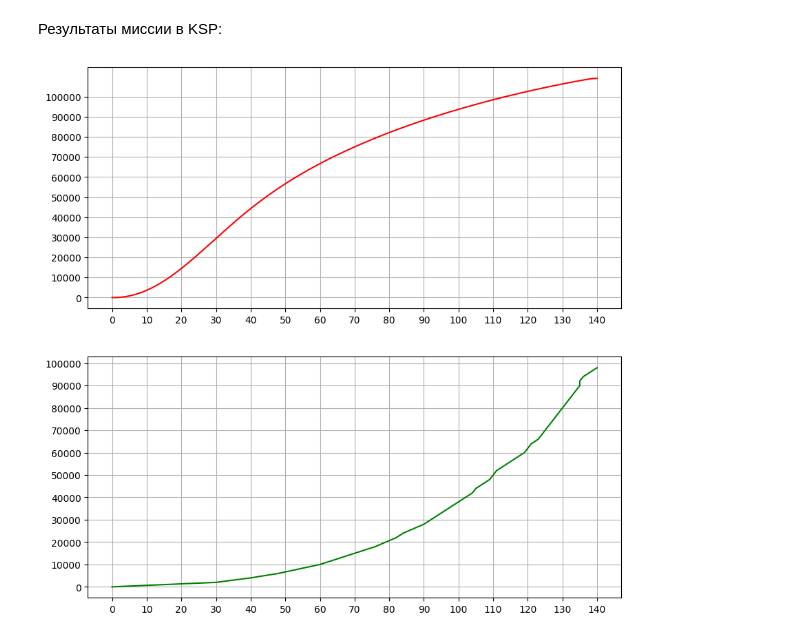
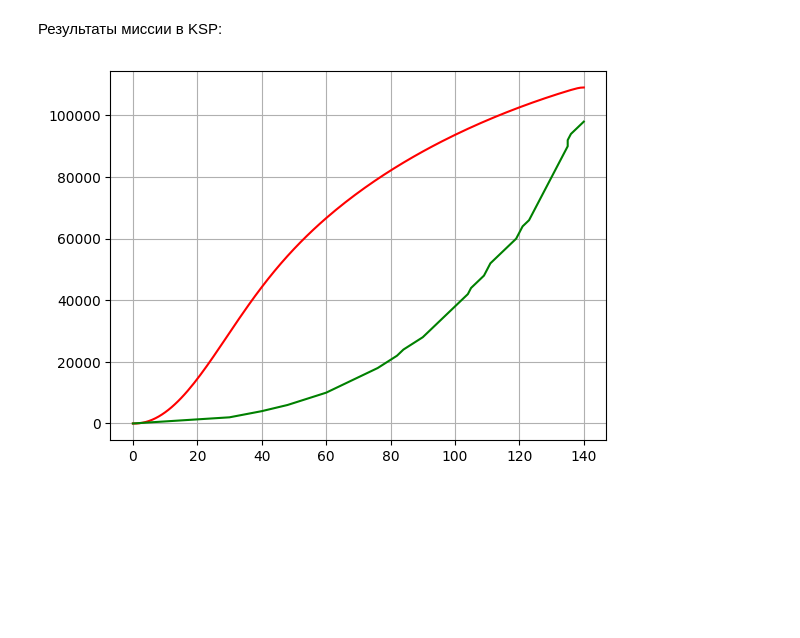
Before and after one commit to newmersedez/RKT, a Jupyter notebook: attitute_model.ipynb, the cells around one changed output. Drawn from its saved outputs; the diff is of its cells as text; code cells hidden in the pictures; blank space fills up the shorter version.

```diff
--- a/attitute_model.ipynb
+++ b/attitute_model.ipynb
@@ -132,7 +132,7 @@ for time in theoretical_time:
 
     # Расчет высоты полета
     height = height + previous_speed * dt
-    theoretical_height.append(5*height)
+    theoretical_height.append(-5*height)
 # %% [markdown]
 Результаты миссии в KSP:
 # %%
@@ -144,19 +144,21 @@ experimental_time = [
     119, 120, 121, 123, 124, 125, 126, 127, 128, 129,
     130, 131, 132, 133, 134, 135, 135, 136, 138, 140]
 # %%
-fig, (plt1, plt2) = plt.subplots(2, figsize=(10, 10))
+# fig, (plt1, plt2) = plt.subplots(2, figsize=(10, 10))
 
-plt1.plot(range(len(theoretical_height)), [-height for height in theoretical_height], color="red")
-plt1.set_xticks(np.arange(0, 150, 10))
-plt1.set_yticks(np.arange(0, 101000, 10000))
-plt1.grid(True)
+plt.plot(range(len(theoretical_height)), [height for height in theoretical_height], color="red")
+plt.plot(experimental_time, experimental_height, color="green")
+
+# plt.set_xticks(np.arange(0, 150, 10))
+# plt.set_yticks(np.arange(0, 101000, 10000))
+plt.grid(True)
 
 
-plt2.plot(experimental_time, experimental_height, color="green")
-plt2.set_xticks(np.arange(0, 150, 10))
-plt2.set_yticks(np.arange(0, 101000, 10000))
-plt2.grid(True)
+# plt2.plot(experimental_time, experimental_height, color="green")
+# plt2.set_xticks(np.arange(0, 150, 10))
+# plt2.set_yticks(np.arange(0, 101000, 10000))
+# plt2.grid(True)
 
 plt.show()
 # %% [output]
-[figure, old version]
+[figure, new version]
```
